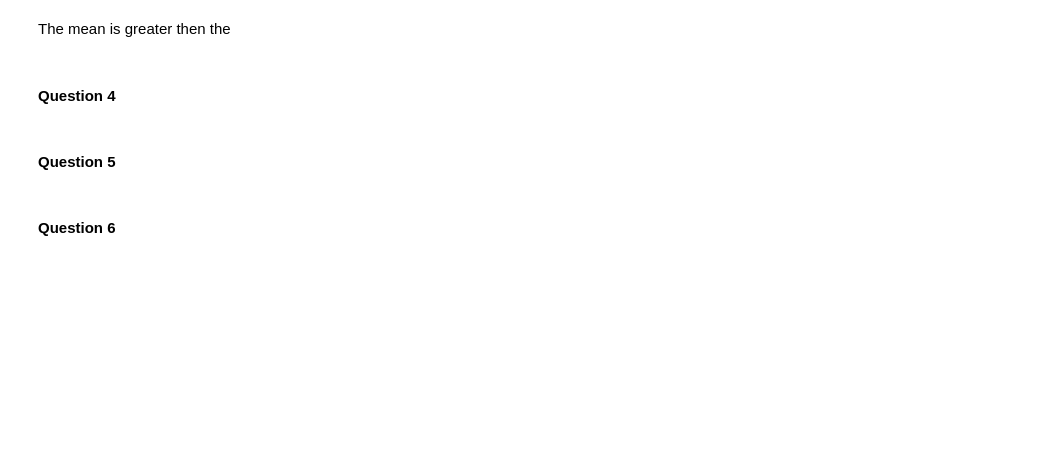
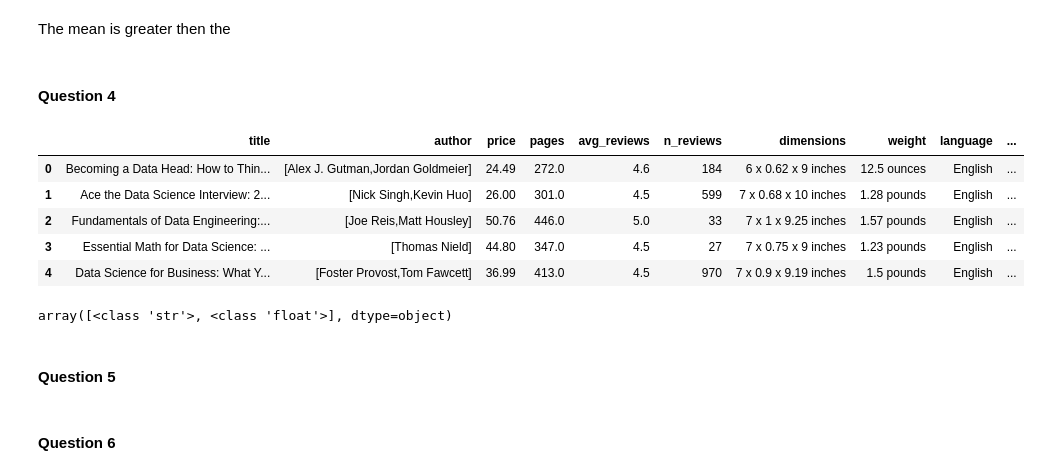
Before and after one commit to jshef747/Python-Homework2, a Jupyter notebook: assignment2-task2.ipynb, the cells around one changed output. Saved outputs shown, nothing was run; the diff lists cells and outputs as text; code cells hidden in the pictures; blank space fills up the shorter version.

```diff
--- a/assignment2-task2.ipynb
+++ b/assignment2-task2.ipynb
@@ -152,3 +152,16 @@ The mean is greater then the
 # %%
 ### compute Pearson's correlation between a book's volume (inferred by its dimensions) and price in the data
 ### (you can use the built-in Series.corr() function for that purpose)
+# %%
+df.head()
+# %% [output]
+|  | title | author | price | pages | avg_reviews | n_reviews | dimensions | weight | language | ... |
+| 0 | Becoming a Data Head: How to Thin... | [Alex J. Gutman,Jordan Goldmeier] | 24.49 | 272.0 | 4.6 | 184 | 6 x 0.62 x 9 inches | 12.5 ounces | English | ... |
+| 1 | Ace the Data Science Interview: 2... | [Nick Singh,Kevin Huo] | 26.00 | 301.0 | 4.5 | 599 | 7 x 0.68 x 10 inches | 1.28 pounds | English | ... |
+| 2 | Fundamentals of Data Engineering:... | [Joe Reis,Matt Housley] | 50.76 | 446.0 | 5.0 | 33 | 7 x 1 x 9.25 inches | 1.57 pounds | English | ... |
+| 3 | Essential Math for Data Science: ... | [Thomas Nield] | 44.80 | 347.0 | 4.5 | 27 | 7 x 0.75 x 9 inches | 1.23 pounds | English | ... |
+| 4 | Data Science for Business: What Y... | [Foster Provost,Tom Fawcett] | 36.99 | 413.0 | 4.5 | 970 | 7 x 0.9 x 9.19 inches | 1.5 pounds | English | ... |
+# %%
+df["dimensions"].map(type).unique()
+# %% [output]
+array([<class 'str'>, <class 'float'>], dtype=object)
```
Also changed, not shown: parts of 5 cells of this notebook.
